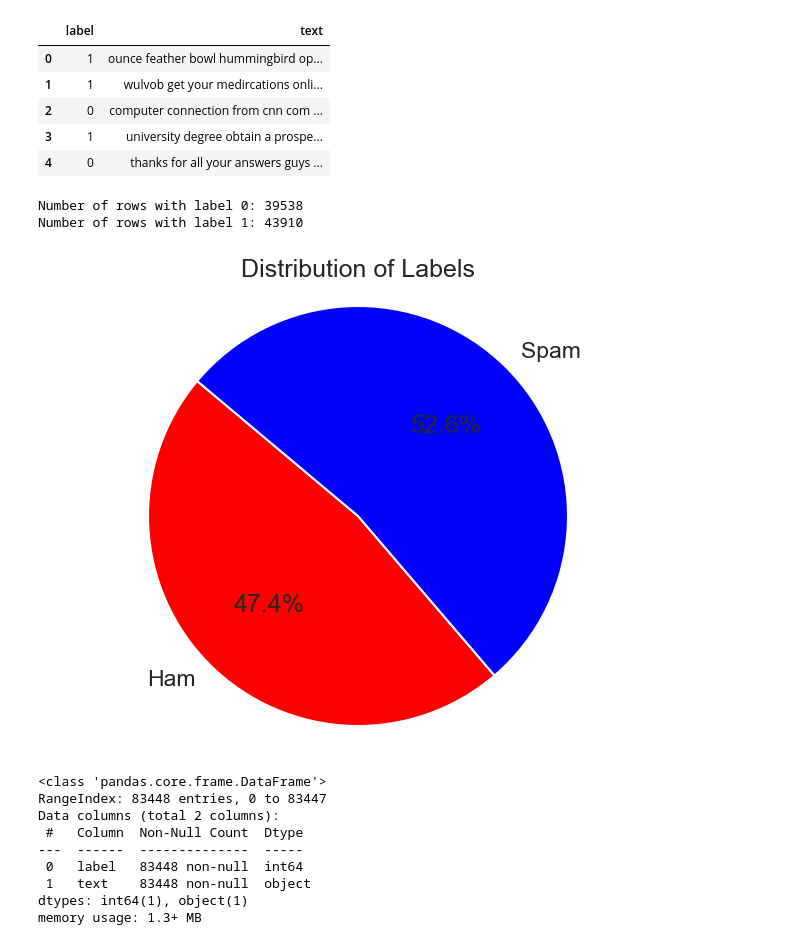
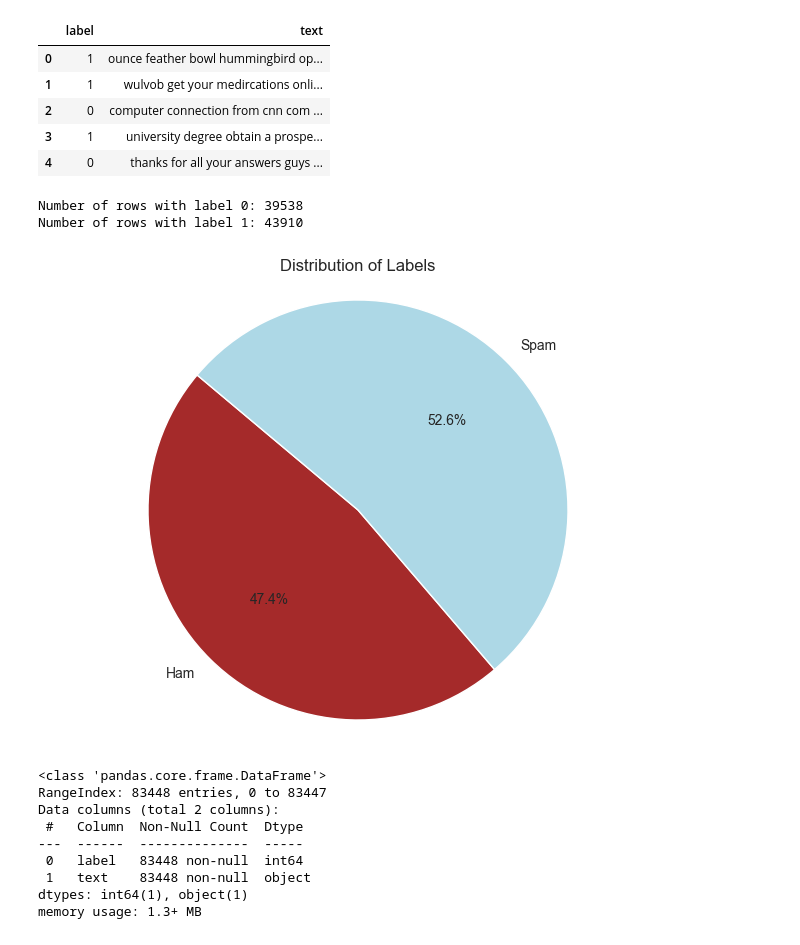
Before and after one commit to OgnjenGligoric/spam-ham-classifier, a Jupyter notebook: app.ipynb, the cells around one changed output. Cells and saved outputs as stored; diff of their text form; code cells hidden in the pictures.

```diff
--- a/app.ipynb
+++ b/app.ipynb
@@ -36,21 +36,21 @@ data.head()
 # %%
 label_counts = data['label'].value_counts()
 print(f"Number of rows with label 0: {label_counts[0]}")
 print(f"Number of rows with label 1: {label_counts[1]}")
 labels = ['Ham', 'Spam']
 # Plotting a pie chart
 sizes = [label_counts[0], label_counts[1]]
-colors = ['red', 'blue']
+colors = ['brown', 'lightblue']
 
 plt.figure(figsize=(8, 6))
 plt.pie(sizes, labels=labels, colors=colors, autopct='%1.1f%%', startangle=140)
 plt.title('Distribution of Labels')
 plt.axis('equal')  # Equal aspect ratio ensures that pie is drawn as a circle.
 plt.show()
 # %% [output]
 Number of rows with label 0: 39538
 Number of rows with label 1: 43910
-[figure, old version]
+[figure, new version]
 # %%
 data.info()
 # %% [output]
```
Also changed, not shown: parts of 13 cells of this notebook, 4 other files.
